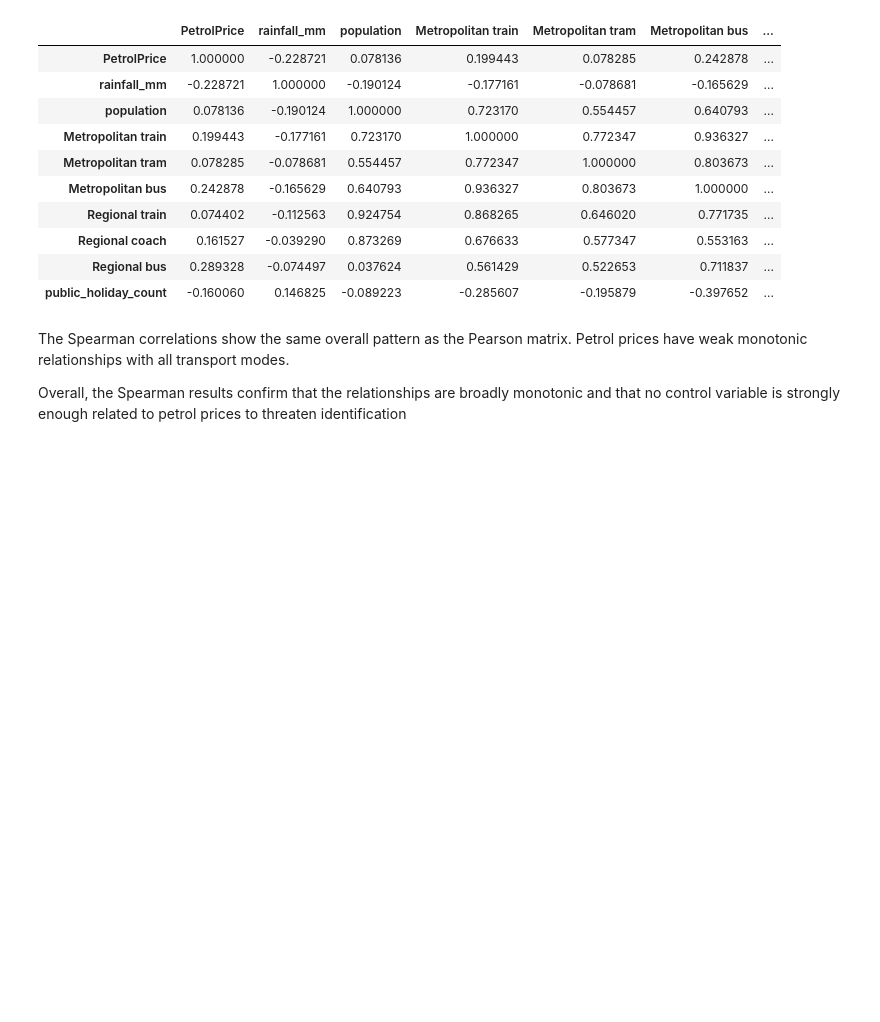
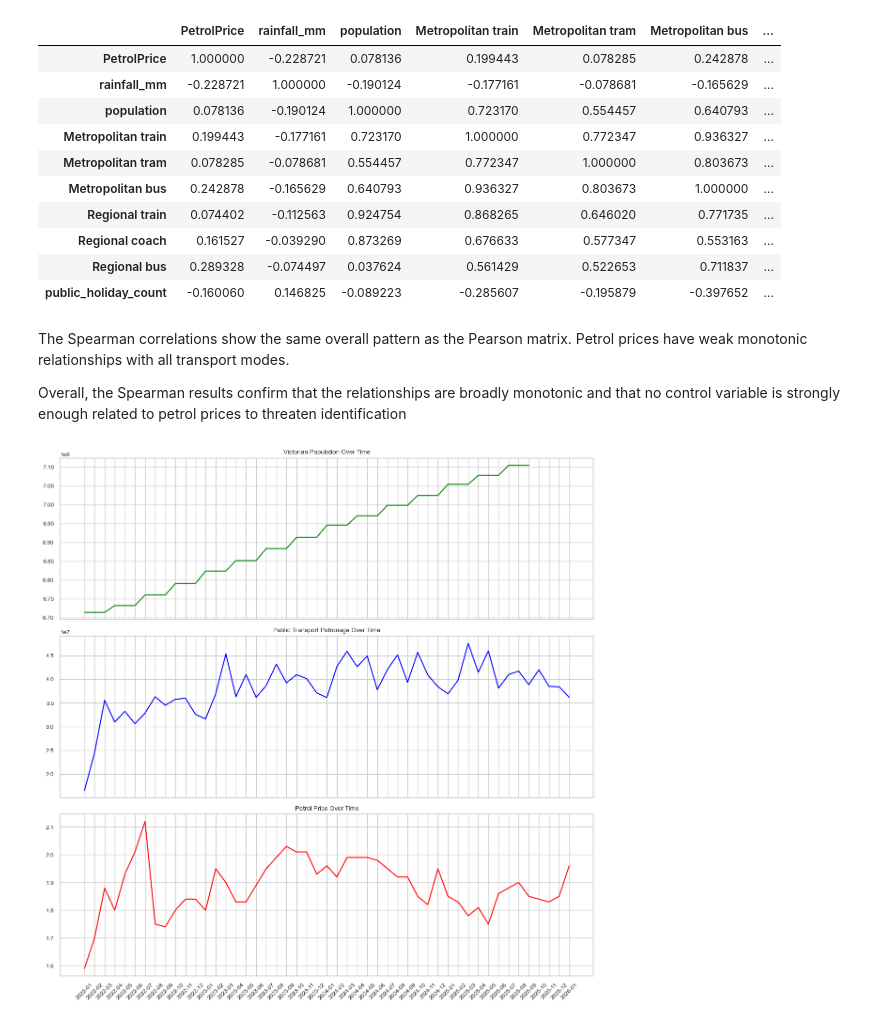
Before and after one commit to ribhhutcheson/ecc3479-project, a Jupyter notebook: EDA.ipynb, the cells around one changed output. Drawn from its saved outputs; the diff is of its cells as text; code cells hidden in the pictures; blank space fills up the shorter version.

```diff
--- a/EDA.ipynb
+++ b/EDA.ipynb
@@ -289,3 +289,30 @@ spearman_corr
 The Spearman correlations show the same overall pattern as the Pearson matrix. Petrol prices have weak monotonic relationships with all transport modes.
 
 Overall, the Spearman results confirm that the relationships are broadly monotonic and that no control variable is strongly enough related to petrol prices to threaten identification
+# %%
+import matplotlib.pyplot as plt
+
+# Create total patronage column if not exists
+if 'patronage' not in df.columns:
+    patronage_cols = [
+        "Metropolitan train", "Metropolitan tram", "Metropolitan bus",
+        "Regional train", "Regional coach", "Regional bus"
+    ]
+    df['patronage'] = df[patronage_cols].sum(axis=1)
+
+fig, axes = plt.subplots(3, 1, figsize=(12, 12), sharex=True)
+
+axes[0].plot(df['month'], df['population'], color='green')
+axes[0].set_title("Victorian Population Over Time")
+
+axes[1].plot(df['month'], df['patronage'], color='blue')
+axes[1].set_title("Public Transport Patronage Over Time")
+
+axes[2].plot(df['month'], df['PetrolPrice'], color='red')
+axes[2].set_title("Petrol Price Over Time")
+
+plt.xticks(rotation=45)
+plt.tight_layout()
+plt.show()
+# %% [output]
+[figure, added]
```
Also changed, not shown: parts of 6 cells of this notebook.
